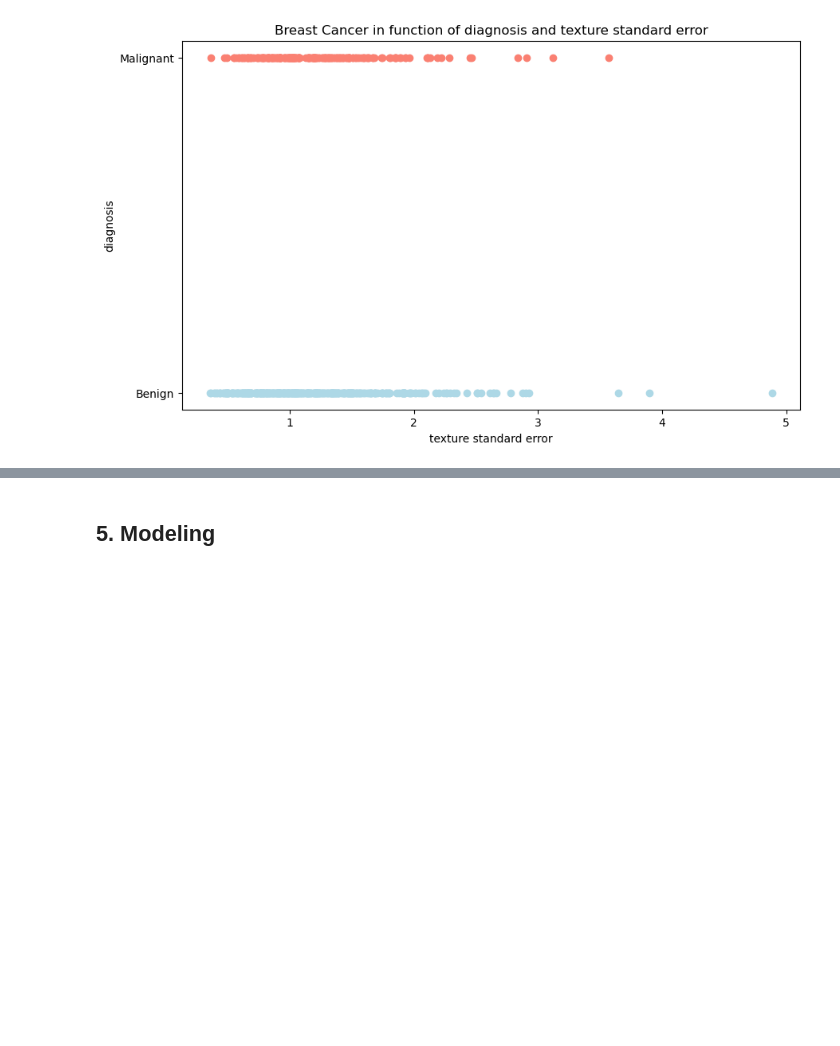
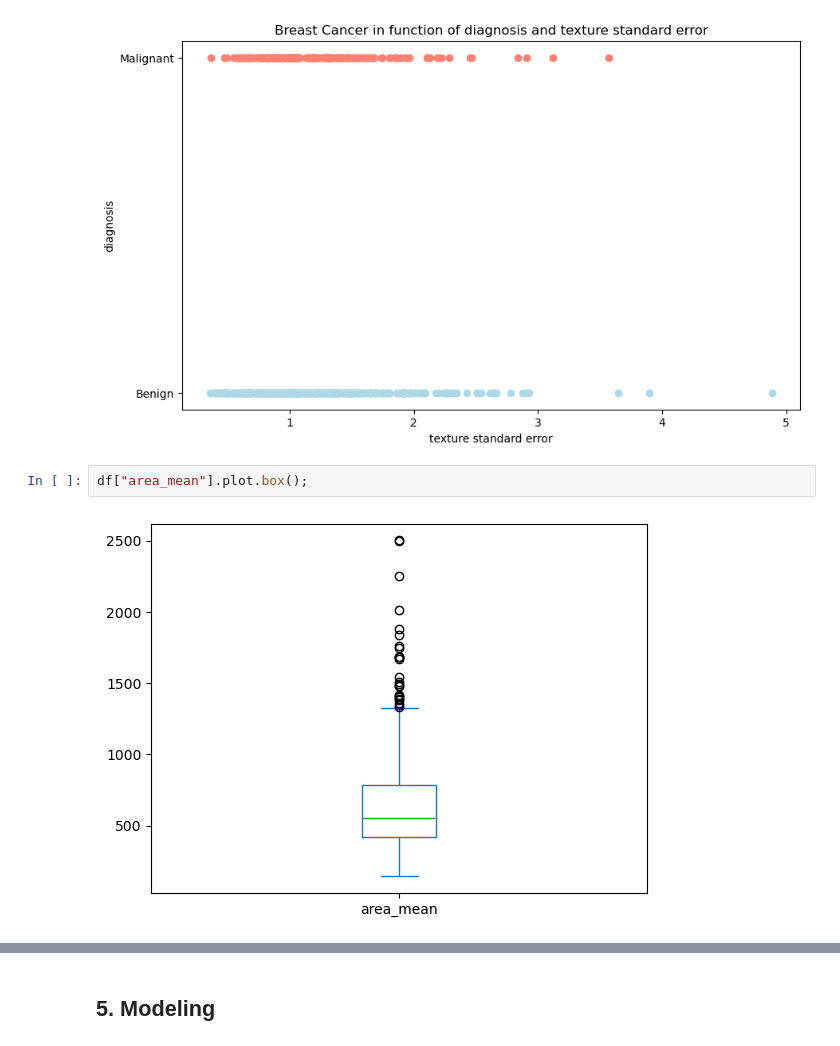
Before and after one commit to NguyenN95/Breast-Cancer-Classification, a Jupyter notebook: solution.ipynb, the cells around one changed output, grey strips where cells are left out. Saved outputs shown, nothing was run; the diff lists cells and outputs as text; blank space fills up the shorter version.

```diff
--- a/solution.ipynb
+++ b/solution.ipynb
@@ -182,3 +196,7 @@ plt.ylabel("diagnosis")
 plt.yticks([0, 1], labels=["Benign", "Malignant"]);
 # %% [output]
 [figure]
+# %%
+df["area_mean"].plot.box();
+# %% [output]
+[figure, added]
```
Also changed, not shown: parts of 64 cells of this notebook, 1 other file.
